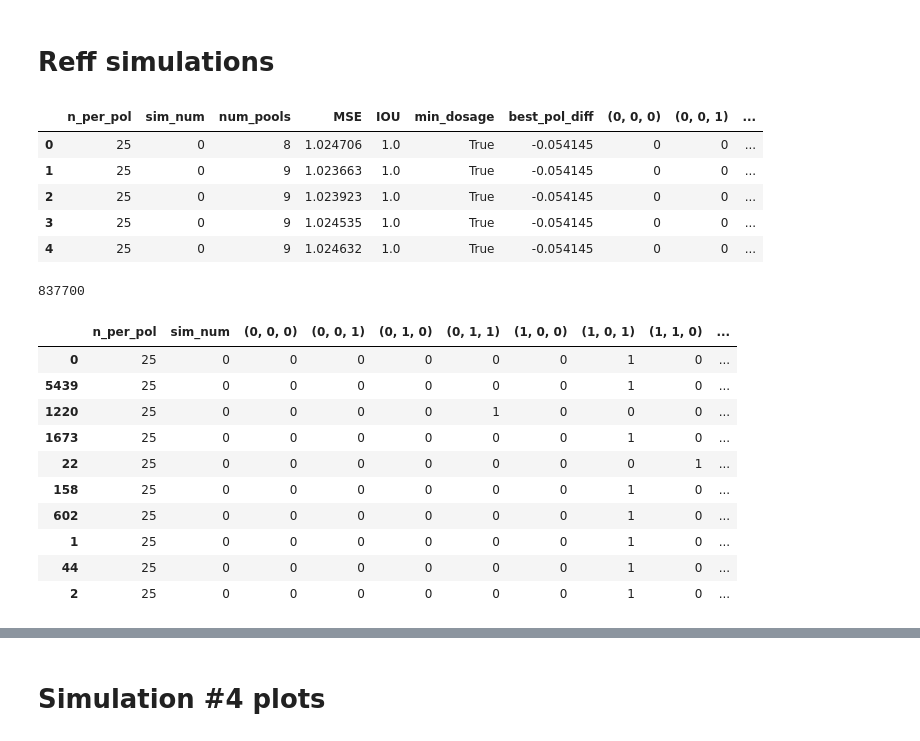
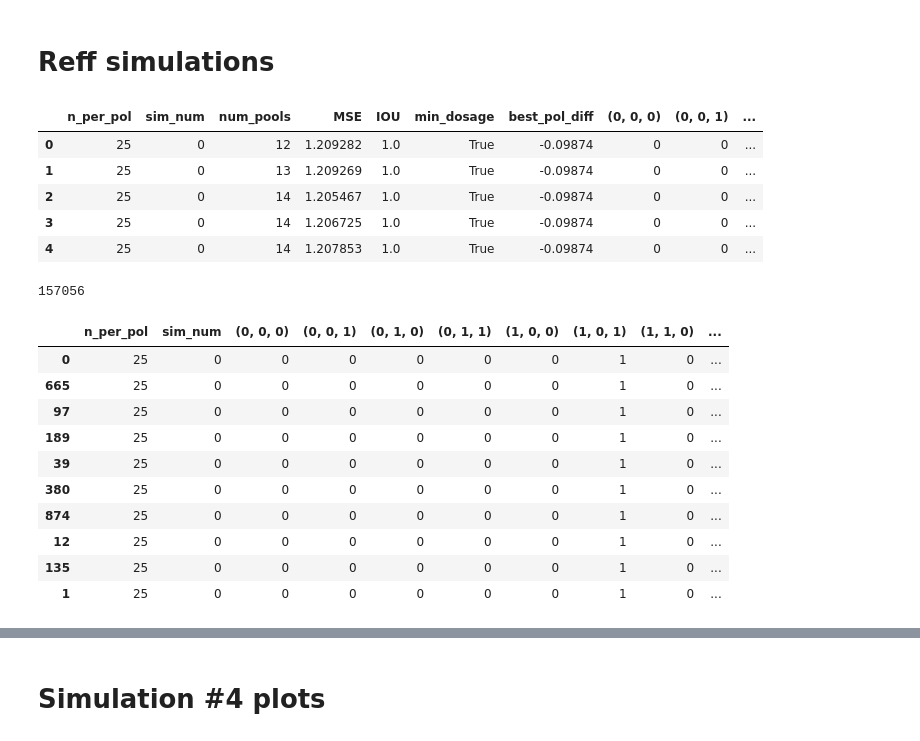
Before and after one commit to AparaV/rashomon-partition-sets, a Jupyter notebook: Code/analyze_results.ipynb, the cells around one changed output, grey strips where cells are left out. Cells and saved outputs as stored; diff of their text form; code cells hidden in the pictures.

```diff
--- a/Code/analyze_results.ipynb
+++ b/Code/analyze_results.ipynb
@@ -758,18 +758,19 @@ plt.show()
 # %%
 # fname_csv = "../Results/reff_simulations_rashomon_25_100.csv"
 # fname_csv = "../Results/reff_simulations_rashomon_25_100.csv"
-fname_csv = "../Results/reff_simulations_var_1_rashomon_25_100.csv"
+fname_csv = "../Results/reff_simulations_var_1_rashomon_10_100.csv"
+fname_csv = "../Results/reff_simulations_2_rashomon_25_100.csv"
 rashomon_raw_df = pd.read_csv(fname_csv)
 rashomon_raw_df = rashomon_raw_df.drop("Unnamed: 0", axis=1)
 
 rashomon_raw_df.head()
 # %% [output]
 |  | n_per_pol | sim_num | num_pools | MSE | IOU | min_dosage | best_pol_diff | (0, 0, 0) | (0, 0, 1) | ... |
-| 0 | 25 | 0 | 8 | 1.024706 | 1.0 | True | -0.054145 | 0 | 0 | ... |
-| 1 | 25 | 0 | 9 | 1.023663 | 1.0 | True | -0.054145 | 0 | 0 | ... |
-| 2 | 25 | 0 | 9 | 1.023923 | 1.0 | True | -0.054145 | 0 | 0 | ... |
-| 3 | 25 | 0 | 9 | 1.024535 | 1.0 | True | -0.054145 | 0 | 0 | ... |
-| 4 | 25 | 0 | 9 | 1.024632 | 1.0 | True | -0.054145 | 0 | 0 | ... |
+| 0 | 25 | 0 | 12 | 1.209282 | 1.0 | True | -0.09874 | 0 | 0 | ... |
+| 1 | 25 | 0 | 13 | 1.209269 | 1.0 | True | -0.09874 | 0 | 0 | ... |
+| 2 | 25 | 0 | 14 | 1.205467 | 1.0 | True | -0.09874 | 0 | 0 | ... |
+| 3 | 25 | 0 | 14 | 1.206725 | 1.0 | True | -0.09874 | 0 | 0 | ... |
+| 4 | 25 | 0 | 14 | 1.207853 | 1.0 | True | -0.09874 | 0 | 0 | ... |
 # %%
 rashomon_df = rashomon_raw_df.copy()
 
@@ -802,18 +803,18 @@ print(len(rashomon_df))
 
 rashomon_df.head(n=10)
 # %% [output]
-837700
+157056
 |  | n_per_pol | sim_num | (0, 0, 0) | (0, 0, 1) | (0, 1, 0) | (0, 1, 1) | (1, 0, 0) | (1, 0, 1) | (1, 1, 0) | ... |
 | 0 | 25 | 0 | 0 | 0 | 0 | 0 | 0 | 1 | 0 | ... |
-| 5439 | 25 | 0 | 0 | 0 | 0 | 0 | 0 | 1 | 0 | ... |
-| 1220 | 25 | 0 | 0 | 0 | 0 | 1 | 0 | 0 | 0 | ... |
-| 1673 | 25 | 0 | 0 | 0 | 0 | 0 | 0 | 1 | 0 | ... |
-| 22 | 25 | 0 | 0 | 0 | 0 | 0 | 0 | 0 | 1 | ... |
-| 158 | 25 | 0 | 0 | 0 | 0 | 0 | 0 | 1 | 0 | ... |
-| 602 | 25 | 0 | 0 | 0 | 0 | 0 | 0 | 1 | 0 | ... |
+| 665 | 25 | 0 | 0 | 0 | 0 | 0 | 0 | 1 | 0 | ... |
+| 97 | 25 | 0 | 0 | 0 | 0 | 0 | 0 | 1 | 0 | ... |
+| 189 | 25 | 0 | 0 | 0 | 0 | 0 | 0 | 1 | 0 | ... |
+| 39 | 25 | 0 | 0 | 0 | 0 | 0 | 0 | 1 | 0 | ... |
+| 380 | 25 | 0 | 0 | 0 | 0 | 0 | 0 | 1 | 0 | ... |
+| 874 | 25 | 0 | 0 | 0 | 0 | 0 | 0 | 1 | 0 | ... |
+| 12 | 25 | 0 | 0 | 0 | 0 | 0 | 0 | 1 | 0 | ... |
+| 135 | 25 | 0 | 0 | 0 | 0 | 0 | 0 | 1 | 0 | ... |
 | 1 | 25 | 0 | 0 | 0 | 0 | 0 | 0 | 1 | 0 | ... |
-| 44 | 25 | 0 | 0 | 0 | 0 | 0 | 0 | 1 | 0 | ... |
-| 2 | 25 | 0 | 0 | 0 | 0 | 0 | 0 | 1 | 0 | ... |
 # %%
 best_models_df = rashomon_df[rashomon_df["model_number"] == 1]
 
```
Also changed, not shown: parts of 7 cells of this notebook, 3 other files.
